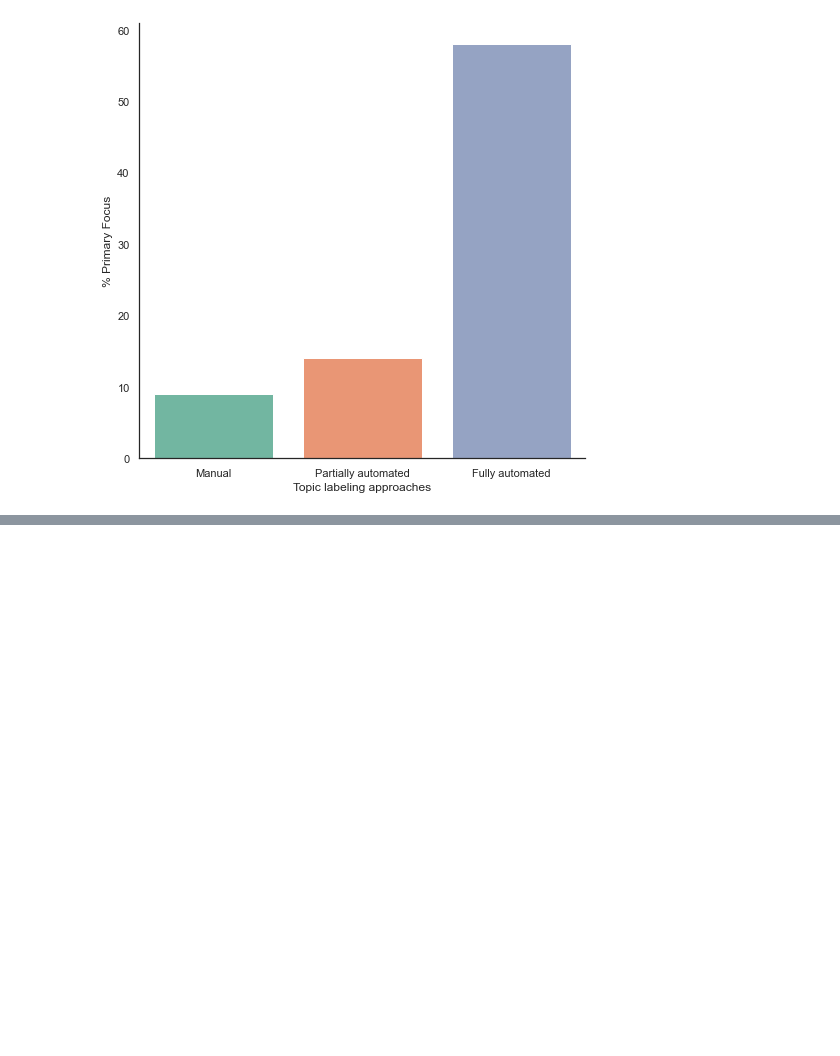
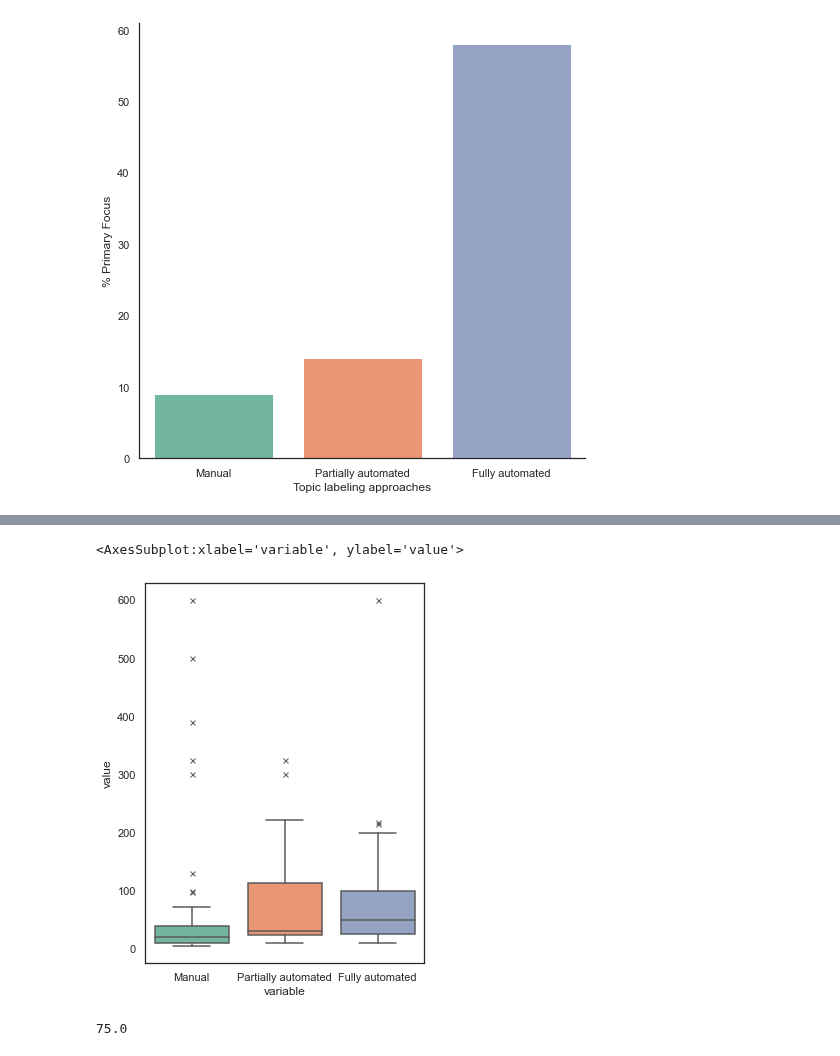
Before and after one commit to iberius96/Msc_Thesis, a Jupyter notebook: Data Visualization/Summary.ipynb, the cells around one changed output, grey strips where cells are left out. Saved outputs shown, nothing was run; the diff lists cells and outputs as text; code cells hidden in the pictures; blank space fills up the shorter version.

```diff
--- a/Data Visualization/Summary.ipynb
+++ b/Data Visualization/Summary.ipynb
@@ -402,0 +439,38 @@ plt.show()
+# %%
+import seaborn as sns
+import pandas as pd
+import matplotlib.pyplot as plt
+
+nr_topics_manual = [25, 390, 600, 500, 325, 300, 130, 100, 97, 72, 65, 65, 62, 60, 50, 50, 41, 40, 40, 38, 37, 30, 30, 30, 30, 29, 29, 26, 25, 25, 25, 22, 20, 20, 20, 20, 20, 18, 17, 16, 16, 16, 15, 14, 14, 12, 12, 12, 10, 10, 10, 10, 10, 10, 9, 9, 9, 8, 8, 8, 8, 7, 7, 6, 6, 5, 5]
+nr_topics_pa = [28, 325, 300, 222, 130, 65, 55, 30, 30, 22, 20, 14, 10, 27, None, None, None, None, None, None, None, None, None, None, None, None, None, None, None, None, None, None, None, None, None, None, None, None, None, None, None, None, None, None, None, None, None, None, None, None, None, None, None, None, None, None, None, None, None, None, None]
+nr_topics_fa = [600, 219, 215, 200, 187, 154, 150, 145, 100, 100, 100, 90, 85, 61, 53, 50, 50, 48, 30, 30, 28, 26, 25, 25, 25, 25, 24, 22, 20, 20, 15, 14, 14, 10, None, None, None, None, None, None, None, None, None, None, None, None, None, None, None, None, None, None, None, None, None, None]
+
+# find the length of the longest list
+max_len = max(len(nr_topics_manual), len(nr_topics_pa), len(nr_topics_fa))
+
+# pad the shorter lists with None values
+nr_topics_manual += [None] * (max_len - len(nr_topics_manual))
+nr_topics_pa += [None] * (max_len - len(nr_topics_pa))
+nr_topics_fa += [None] * (max_len - len(nr_topics_fa))
+
+# create a DataFrame
+df = pd.DataFrame({'Manual': nr_topics_manual, 'Partially automated': nr_topics_pa, 'Fully automated': nr_topics_fa})
+
+# create the boxplot
+fig, ax = plt.subplots(figsize=(5, 7))
+sns.set_theme(style='white')
+sns.set_palette('Set2')
+sns.boxplot(x="variable", y="value", data=pd.melt(df), ax=ax, flierprops={"marker": "x"}, showfliers = True)
+# %% [output]
+<AxesSubplot:xlabel='variable', ylabel='value'>
+[figure, added]
+# %%
+nr_topics_manual = [25, 390, 600, 500, 325, 300, 130, 100, 97, 72, 65, 65, 62, 60, 50, 50, 41, 40, 40, 38, 37, 30, 30, 30, 30, 29, 29, 26, 25, 25, 25, 22, 20, 20, 20, 20, 20, 18, 17, 16, 16, 16, 15, 14, 14, 12, 12, 12, 10, 10, 10, 10, 10, 10, 9, 9, 9, 8, 8, 8, 8, 7, 7, 6, 6, 5, 5]
+nr_topics_pa = [28, 325, 300, 222, 130, 65, 55, 30, 30, 22, 20, 14, 10, 27]
+nr_topics_fa = [600, 219, 215, 200, 187, 154, 150, 145, 100, 100, 100, 90, 85, 61, 53, 50, 50, 48, 30, 30, 28, 26, 25, 25, 25, 25, 24, 22, 20, 20, 15, 14, 14, 10]
+
+q3, q1 = np.percentile(nr_topics_fa, [75 ,25])
+iqr = q3 - q1
+iqr
+# %% [output]
+75.0
```
Also changed, not shown: parts of 1 cell of this notebook, 5 other files.
